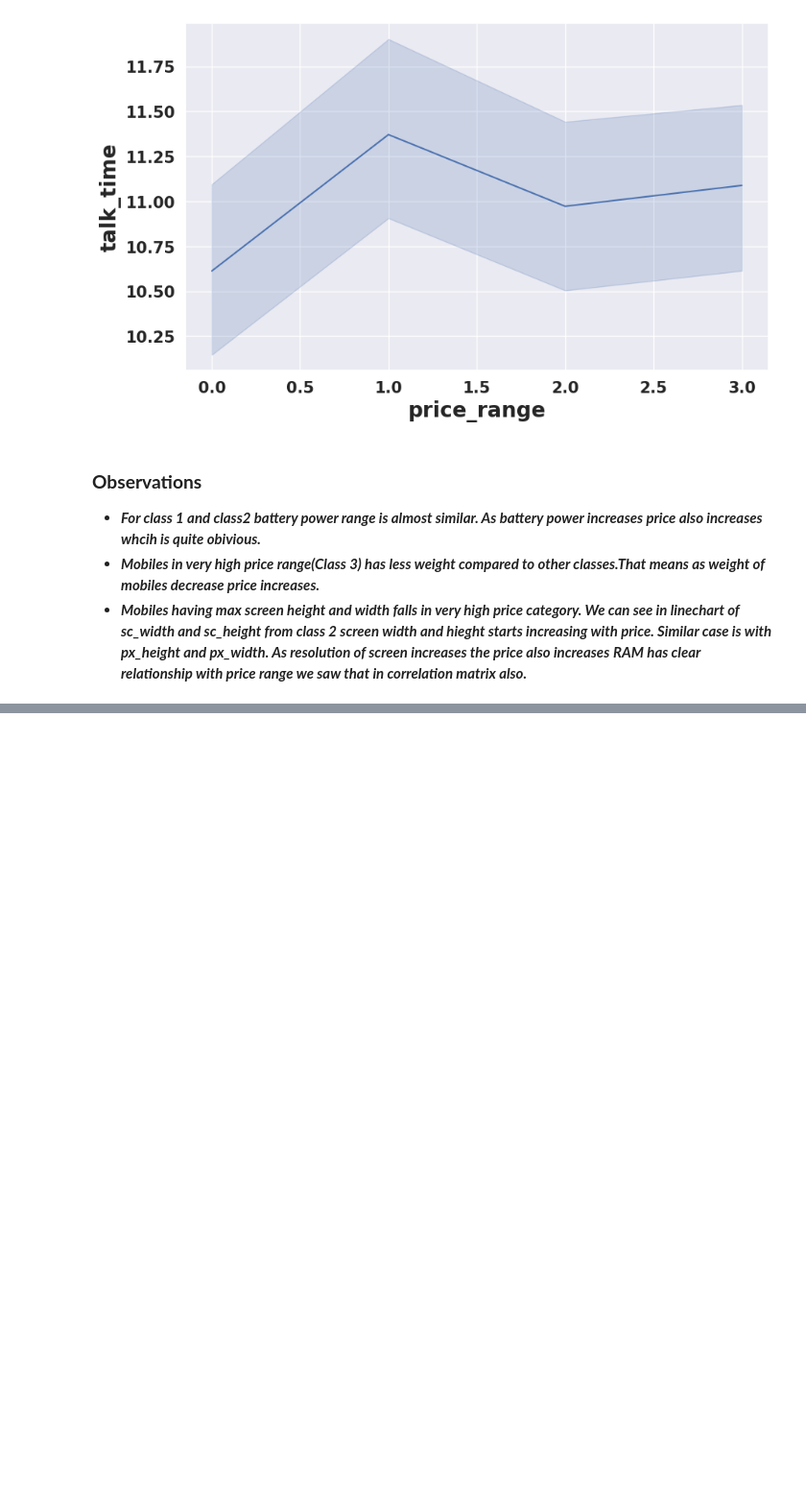
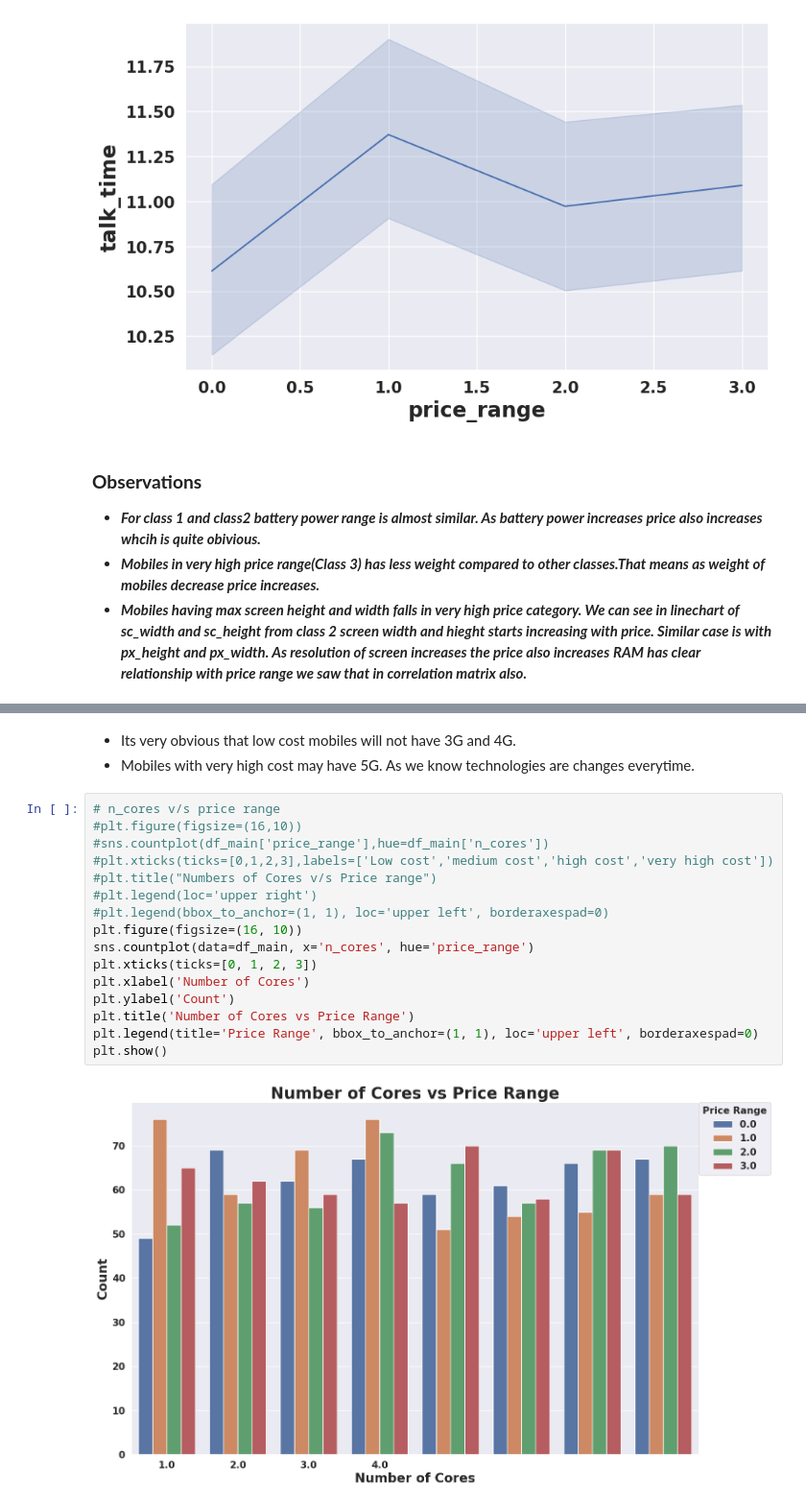
Before and after one commit to Saniyashakur22/ML-Classification-Project, a Jupyter notebook: ML_Classification_Capstone_Project_.ipynb, the cells around one changed output, grey strips where cells are left out. Shown at 96% size. Drawn from its saved outputs; the diff is of its cells as text; blank space fills up the shorter version.

```diff
--- a/ML_Classification_Capstone_Project_.ipynb
+++ b/ML_Classification_Capstone_Project_.ipynb
@@ -551,0 +636,21 @@ for var in list_1:
+# %% [markdown]
+* Its very obvious that low cost mobiles will not have 3G and 4G.
+* Mobiles with very high cost may have 5G. As we know technologies are changes everytime.
+# %%
+# n_cores v/s price range
+#plt.figure(figsize=(16,10))
+#sns.countplot(df_main['price_range'],hue=df_main['n_cores'])
+#plt.xticks(ticks=[0,1,2,3],labels=['Low cost','medium cost','high cost','very high cost'])
+#plt.title("Numbers of Cores v/s Price range")
+#plt.legend(loc='upper right')
+#plt.legend(bbox_to_anchor=(1, 1), loc='upper left', borderaxespad=0)
+plt.figure(figsize=(16, 10))
+sns.countplot(data=df_main, x='n_cores', hue='price_range')
+plt.xticks(ticks=[0, 1, 2, 3])
+plt.xlabel('Number of Cores')
+plt.ylabel('Count')
+plt.title('Number of Cores vs Price Range')
+plt.legend(title='Price Range', bbox_to_anchor=(1, 1), loc='upper left', borderaxespad=0)
+plt.show()
+# %% [output]
+[figure, added]
```
Also changed, not shown: parts of 18 cells of this notebook.
